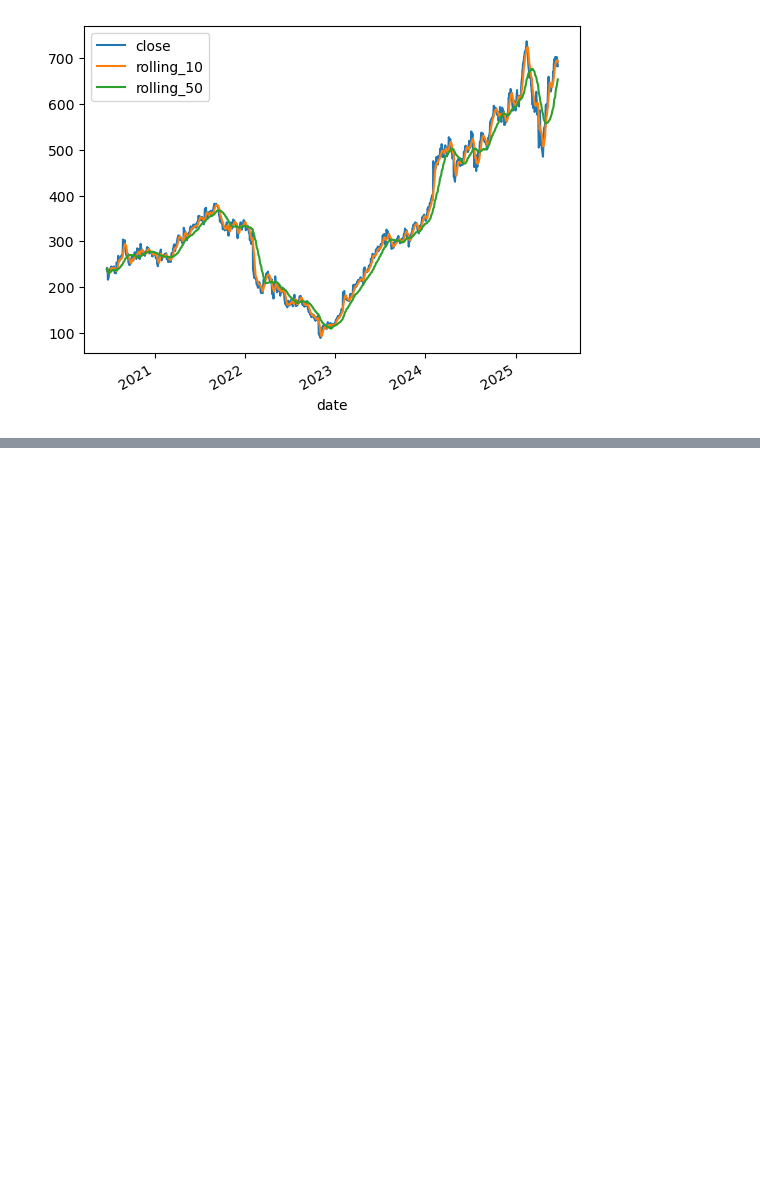
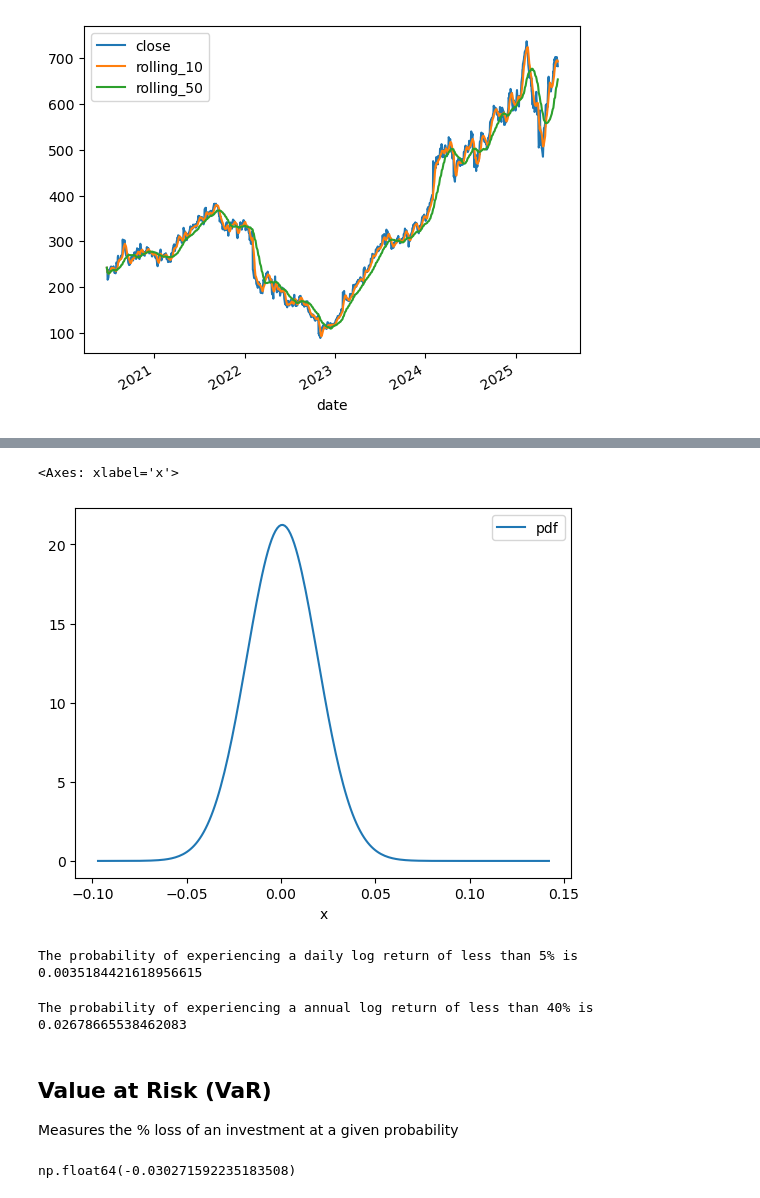
Before and after one commit to Acouvertier/phase_0_quant_foundations, a Jupyter notebook: phase_1_hku.ipynb, the cells around one changed output, grey strips where cells are left out. Drawn from its saved outputs; the diff is of its cells as text; code cells hidden in the pictures; blank space fills up the shorter version.

```diff
--- a/phase_1_hku.ipynb
+++ b/phase_1_hku.ipynb
@@ -60,0 +138,41 @@ fb['wealth'].plot()
+# %%
+mu = ap['log_return'].mean()
+sigma = ap['log_return'].std()
+# %%
+density_ap = pd.DataFrame()
+
+density_ap['x'] = np.arange(ap['log_return'].min(),ap['log_return'].max(),0.001)
+density_ap['pdf'] = norm.pdf(density_ap['x'],loc=mu,scale=sigma)
+density_ap['cdf'] = norm.cdf(density_ap['x'],loc=mu,scale=sigma)
+# %%
+density_ap.plot(x='x',y='pdf')
+# %% [output]
+<Axes: xlabel='x'>
+[figure, added]
+# %%
+# norm.expect() calculates the expected value between lb (lower bound) and ub (uppper bound)
+# if the function is f(x) = 1, then this corresponds to the area under the distribution
+# which is the probability of observing an event between the bounds
+# UPDATE: use cdf with a fixed value (duh)
+prob_big_loss = norm.cdf(-0.05, loc=mu, scale=sigma)
+print(f"The probability of experiencing a daily log return of less than 5% is {prob_big_loss}")
+# %% [output]
+The probability of experiencing a daily log return of less than 5% is 0.0035184421618956615
+# %%
+# We can update to the yearly by appropriate scaling (using 220 trading days in a year)
+# This scaling assumes each day is independent, which is generally (and commonly) not true
+# Only use a loose estimate or for toy models
+mu_year = 220 * mu
+sigma_year = np.sqrt(220) * sigma
+prob_big_loss_year = norm.cdf(-0.40, loc=mu_year, scale=sigma_year)
+print(f"The probability of experiencing a annual log return of less than 40% is {prob_big_loss_year}")
+# %% [output]
+The probability of experiencing a annual log return of less than 40% is 0.02678665538462083
+# %% [markdown]
+## Value at Risk (VaR)
+
+Measures the % loss of an investment at a given probability
+# %%
+norm.ppf(0.05, loc=mu, scale=sigma) #VaR at 95% --> 5% chance the daily log return is worse than -3%
+# %% [output]
+np.float64(-0.030271592235183508)
```
Also changed, not shown: parts of 18 cells of this notebook, 3 other files.
